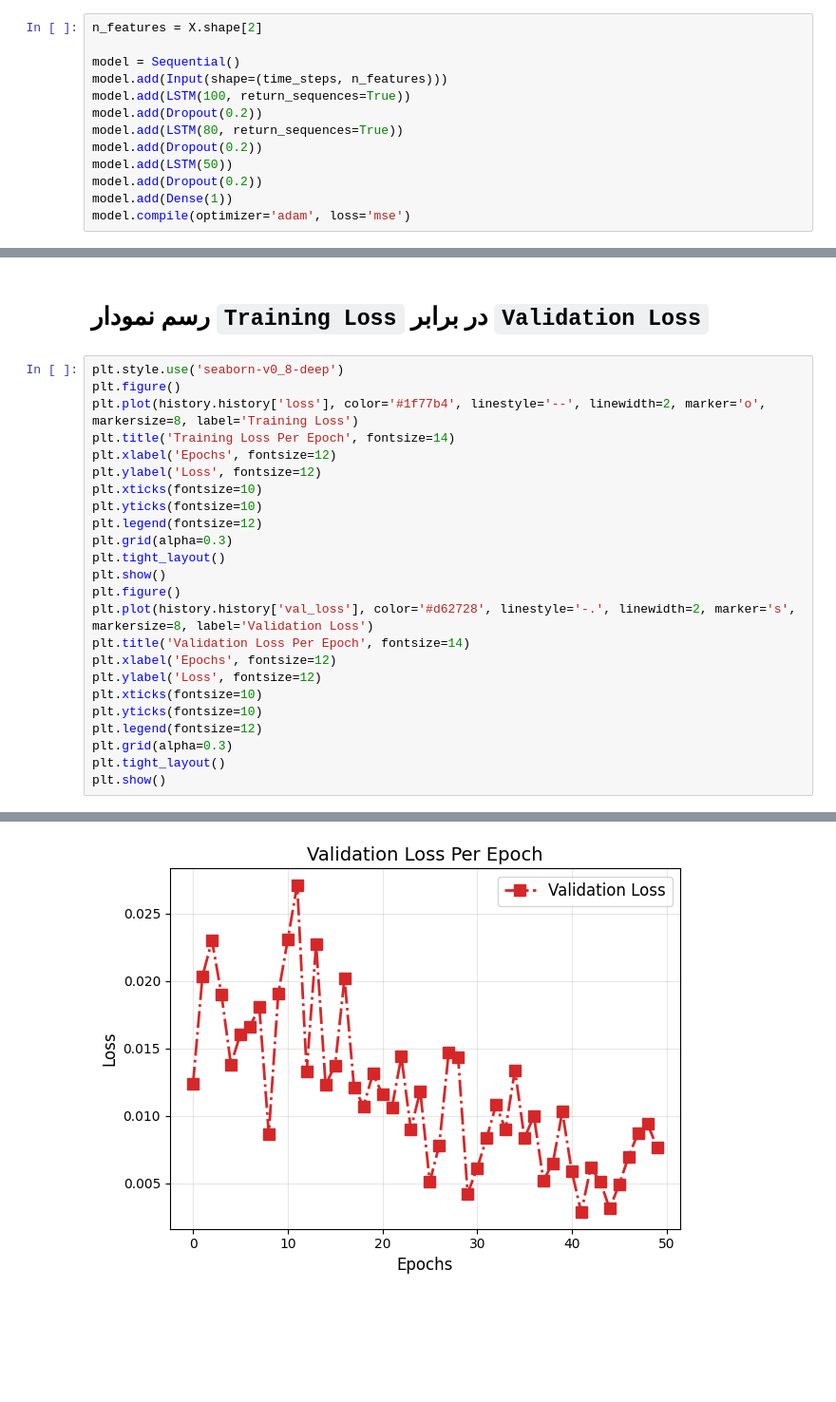
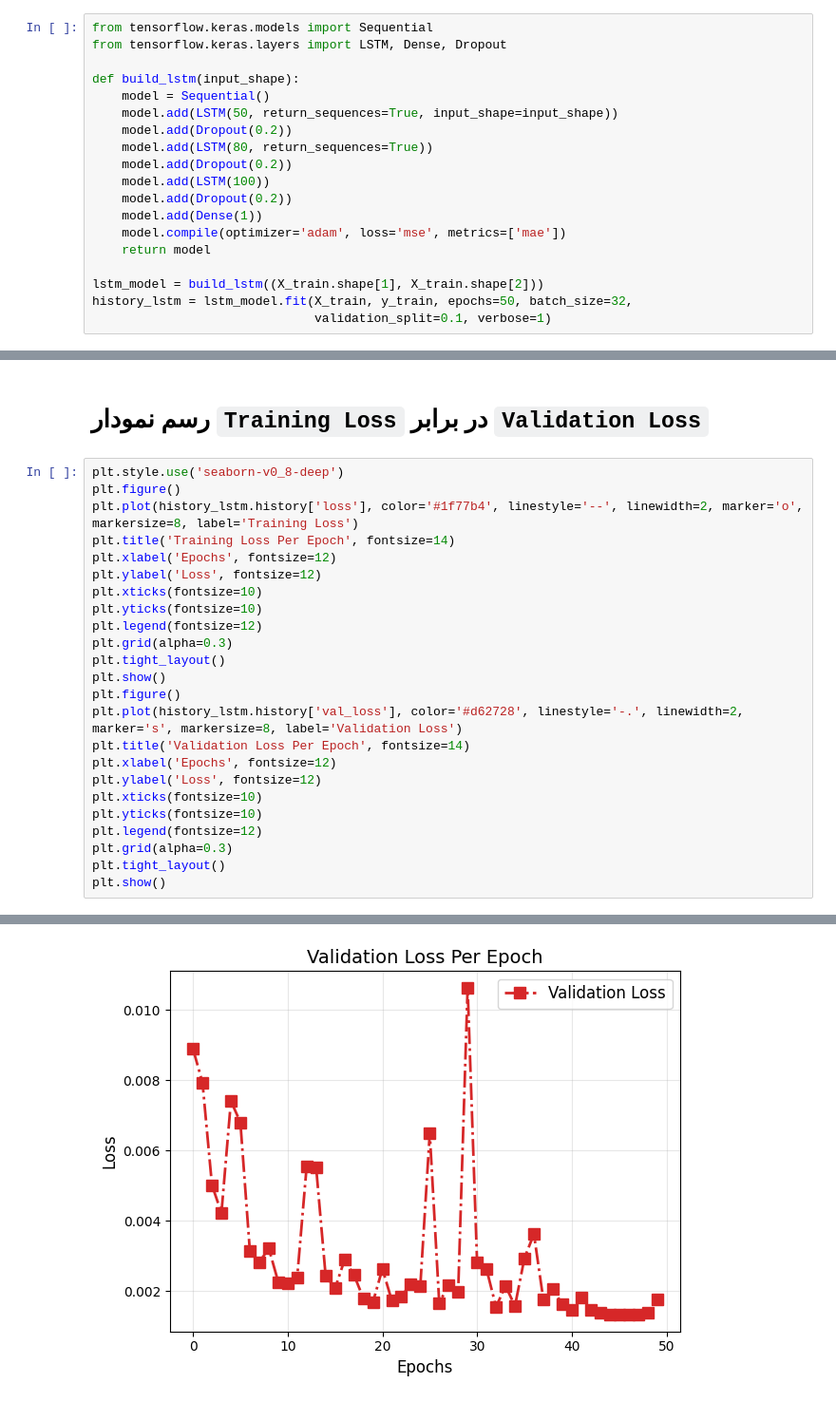
Before and after one commit to SinaMollaebrahimi/project, a Jupyter notebook: LSTM.ipynb, the cells around one changed output, grey strips where cells are left out. Shown at 95% size. Drawn from its saved outputs; the diff is of its cells as text; blank space fills up the shorter version.

```diff
--- a/LSTM.ipynb
+++ b/LSTM.ipynb
@@ -70,15 +96,21 @@ y_train, y_test = y[:train_size], y[train_size:]
 # %% [markdown]
 # <div dir = 'rtl'>طراحی مدل <code>LSTM</code></div>
 # %%
-n_features = X.shape[2]
+from tensorflow.keras.models import Sequential
+from tensorflow.keras.layers import LSTM, Dense, Dropout
 
-model = Sequential()
-model.add(Input(shape=(time_steps, n_features)))
-model.add(LSTM(100, return_sequences=True))
-model.add(Dropout(0.2))
-model.add(LSTM(80, return_sequences=True))
-model.add(Dropout(0.2))
-model.add(LSTM(50))
-model.add(Dropout(0.2))
-model.add(Dense(1))
-model.compile(optimizer='adam', loss='mse')
+def build_lstm(input_shape):
+    model = Sequential()
+    model.add(LSTM(50, return_sequences=True, input_shape=input_shape))
+    model.add(Dropout(0.2))
+    model.add(LSTM(80, return_sequences=True))
+    model.add(Dropout(0.2))
+    model.add(LSTM(100))
+    model.add(Dropout(0.2))
+    model.add(Dense(1))
+    model.compile(optimizer='adam', loss='mse', metrics=['mae'])
+    return model
+
+lstm_model = build_lstm((X_train.shape[1], X_train.shape[2]))
+history_lstm = lstm_model.fit(X_train, y_train, epochs=50, batch_size=32,
+                              validation_split=0.1, verbose=1)
@@ -143,7 +139,7 @@ plt.show()
 # %%
 plt.style.use('seaborn-v0_8-deep')
 plt.figure()
-plt.plot(history.history['loss'], color='#1f77b4', linestyle='--', linewidth=2, marker='o', markersize=8, label='Training Loss')
+plt.plot(history_lstm.history['loss'], color='#1f77b4', linestyle='--', linewidth=2, marker='o', markersize=8, label='Training Loss')
 plt.title('Training Loss Per Epoch', fontsize=14)
 plt.xlabel('Epochs', fontsize=12)
 plt.ylabel('Loss', fontsize=12)
@@ -154,7 +150,7 @@ plt.grid(alpha=0.3)
 plt.tight_layout()
 plt.show()
 plt.figure()
-plt.plot(history.history['val_loss'], color='#d62728', linestyle='-.', linewidth=2, marker='s', markersize=8, label='Validation Loss')
+plt.plot(history_lstm.history['val_loss'], color='#d62728', linestyle='-.', linewidth=2, marker='s', markersize=8, label='Validation Loss')
 plt.title('Validation Loss Per Epoch', fontsize=14)
 plt.xlabel('Epochs', fontsize=12)
 plt.ylabel('Loss', fontsize=12)
@@ -169,3 +165,3 @@ plt.show()
-[figure, old version]
+[figure, new version]
 # %%
 plt.figure(figsize=(12, 6))
```
Also changed, not shown: parts of 22 cells of this notebook.
